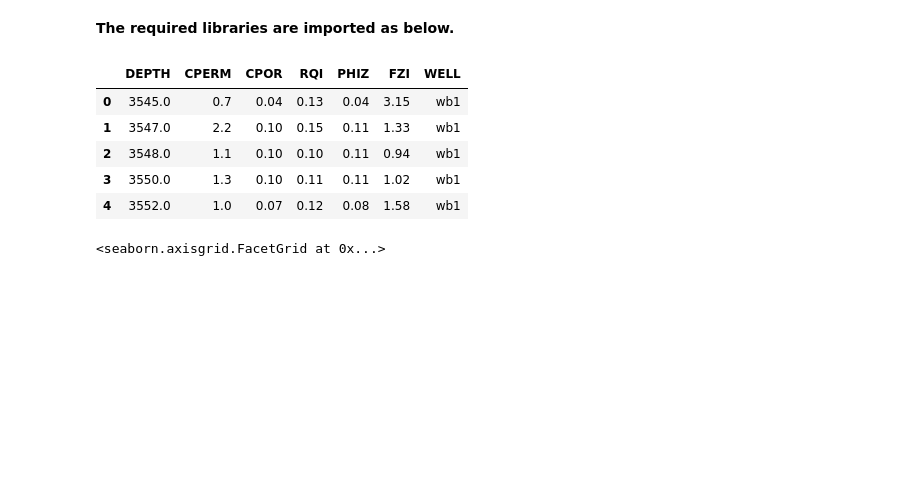
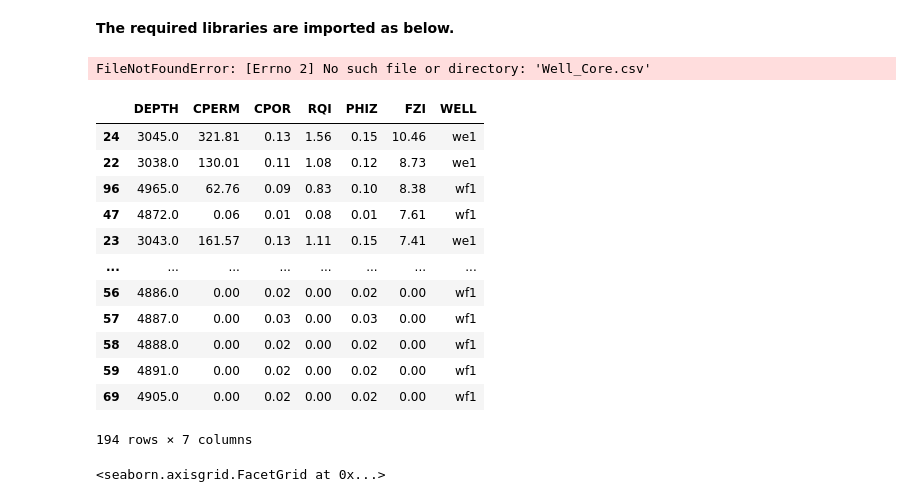
Before and after one commit to vadimsavenkov/CorePoroPerm, a Jupyter notebook: core_analysis_HFU.ipynb, the cells around one changed output. Cells and saved outputs as stored; diff of their text form; code cells hidden in the pictures; blank space fills up the shorter version.

```diff
--- a/core_analysis_HFU.ipynb
+++ b/core_analysis_HFU.ipynb
@@ -10,16 +10,27 @@ import seaborn as sns
 sns.set_style('whitegrid')
 %matplotlib inline
 # %%
-df = pd.read_csv('Wells_Core2.csv')
+df = pd.read_csv('Well_Core.csv')
 df.dropna(inplace=True)
 df.head()
 # %% [output]
-|  | DEPTH | CPERM | CPOR | RQI | PHIZ | FZI | WELL |
-| 0 | 3545.0 | 0.7 | 0.04 | 0.13 | 0.04 | 3.15 | wb1 |
-| 1 | 3547.0 | 2.2 | 0.10 | 0.15 | 0.11 | 1.33 | wb1 |
-| 2 | 3548.0 | 1.1 | 0.10 | 0.10 | 0.11 | 0.94 | wb1 |
-| 3 | 3550.0 | 1.3 | 0.10 | 0.11 | 0.11 | 1.02 | wb1 |
-| 4 | 3552.0 | 1.0 | 0.07 | 0.12 | 0.08 | 1.58 | wb1 |
+FileNotFoundError: [Errno 2] No such file or directory: 'Well_Core.csv'
+# %%
+df.sort_values('FZI', ascending=False)
+# %% [output]
+|  | DEPTH | CPERM | CPOR | RQI | PHIZ | FZI | WELL |
+| 24 | 3045.0 | 321.81 | 0.13 | 1.56 | 0.15 | 10.46 | we1 |
+| 22 | 3038.0 | 130.01 | 0.11 | 1.08 | 0.12 | 8.73 | we1 |
+| 96 | 4965.0 | 62.76 | 0.09 | 0.83 | 0.10 | 8.38 | wf1 |
+| 47 | 4872.0 | 0.06 | 0.01 | 0.08 | 0.01 | 7.61 | wf1 |
+| 23 | 3043.0 | 161.57 | 0.13 | 1.11 | 0.15 | 7.41 | we1 |
+| ... | ... | ... | ... | ... | ... | ... | ... |
+| 56 | 4886.0 | 0.00 | 0.02 | 0.00 | 0.02 | 0.00 | wf1 |
+| 57 | 4887.0 | 0.00 | 0.03 | 0.00 | 0.03 | 0.00 | wf1 |
+| 58 | 4888.0 | 0.00 | 0.02 | 0.00 | 0.02 | 0.00 | wf1 |
+| 59 | 4891.0 | 0.00 | 0.02 | 0.00 | 0.02 | 0.00 | wf1 |
+| 69 | 4905.0 | 0.00 | 0.02 | 0.00 | 0.02 | 0.00 | wf1 |
+194 rows × 7 columns
 # %%
 sns.lmplot(x='PHIZ', y='FZI', data=df, palette='Set1', height=5, aspect=2, fit_reg=False)
 # %% [output]
```
Also changed, not shown: parts of 1 cell of this notebook.
